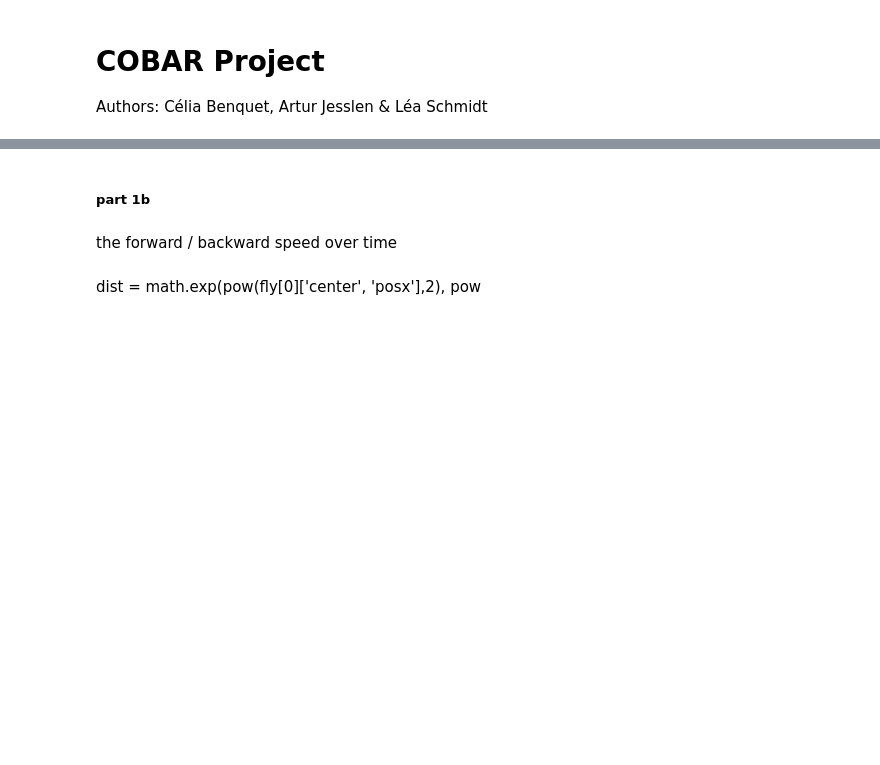
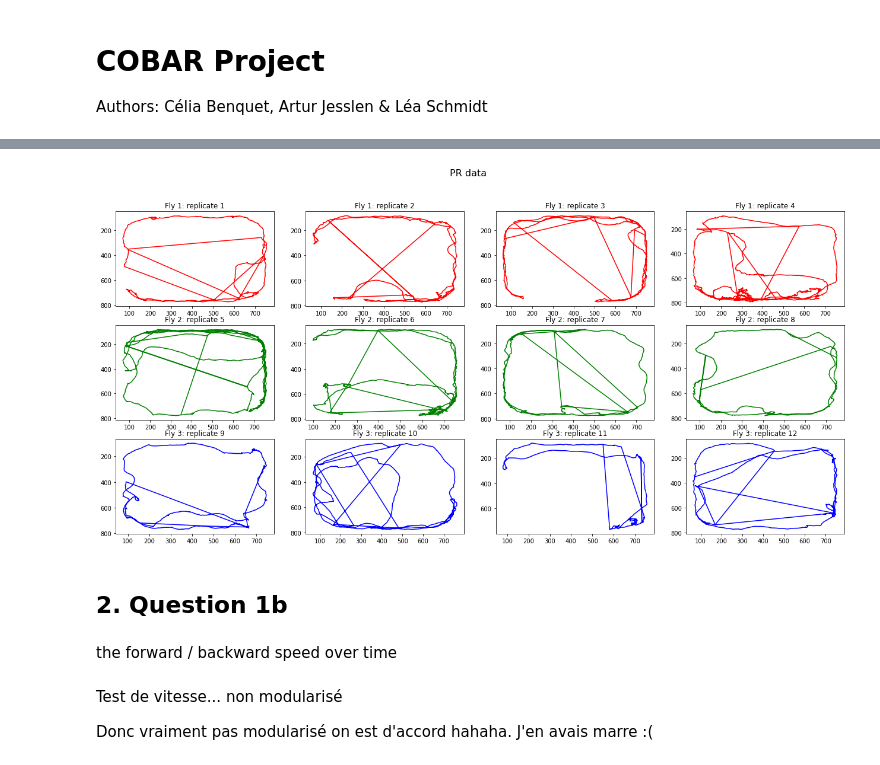
Before and after one commit to Arturjssln/CobarProject, a Jupyter notebook: COBAR_Project_Q1.ipynb, the cells around one changed output, grey strips where cells are left out. Drawn from its saved outputs; the diff is of its cells as text; code cells hidden in the pictures; blank space fills up the shorter version.

```diff
--- a/COBAR_Project_Q1.ipynb
+++ b/COBAR_Project_Q1.ipynb
@@ -105,6 +188,35 @@ plt.show()
+# %%
+center_PR_1 = calculate_position_fly(0, replicate_PR)
+center_PR_2 = calculate_position_fly(4, replicate_PR)
+center_PR_3 = calculate_position_fly(8, replicate_PR)
+# %%
+plt.figure(figsize=(22, 10))
+plt.suptitle('PR data', fontsize=16)
+
+for i in range(1,5):
+    plt.subplot(3,4,i)
+    plt.gca().invert_yaxis()
+    plt.plot(center_PR_1[i-1][0], center_PR_1[i-1][1], color= 'r')
+    plt.title('Fly 1: replicate ' + str(i))
+
+for i in range(1,5):
+    plt.subplot(3,4,i + 4)
+    plt.gca().invert_yaxis()
+    plt.plot(center_PR_2[i-1][0], center_PR_2[i-1][1], color= 'g')
+    plt.title('Fly 2: replicate ' + str(i+4))
+
+for i in range(1,5):
+    plt.subplot(3,4,i + 8)
+    plt.gca().invert_yaxis()
+    plt.plot(center_PR_3[i-1][0], center_PR_3[i-1][1], color= 'b')
+    plt.title('Fly 3: replicate ' + str(i+8))
+# %% [output]
+[figure, added]
 # %% [markdown]
-##### part 1b
+## 2. Question 1b
 # %% [markdown]
 the forward / backward speed over time
-# %% [markdown]
-dist = math.exp(pow(fly[0]['center', 'posx'],2), pow
+# %% [markdown]
+Test de vitesse... non modularisé
+
+Donc vraiment pas modularisé on est d'accord hahaha. J'en avais marre :(
```
Also changed, not shown: parts of 26 cells of this notebook.
